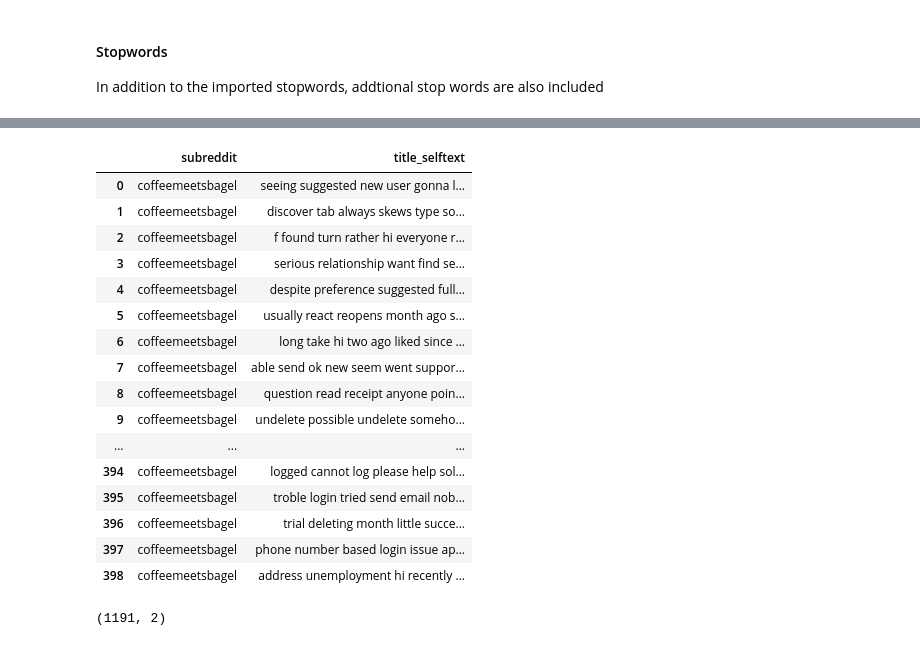
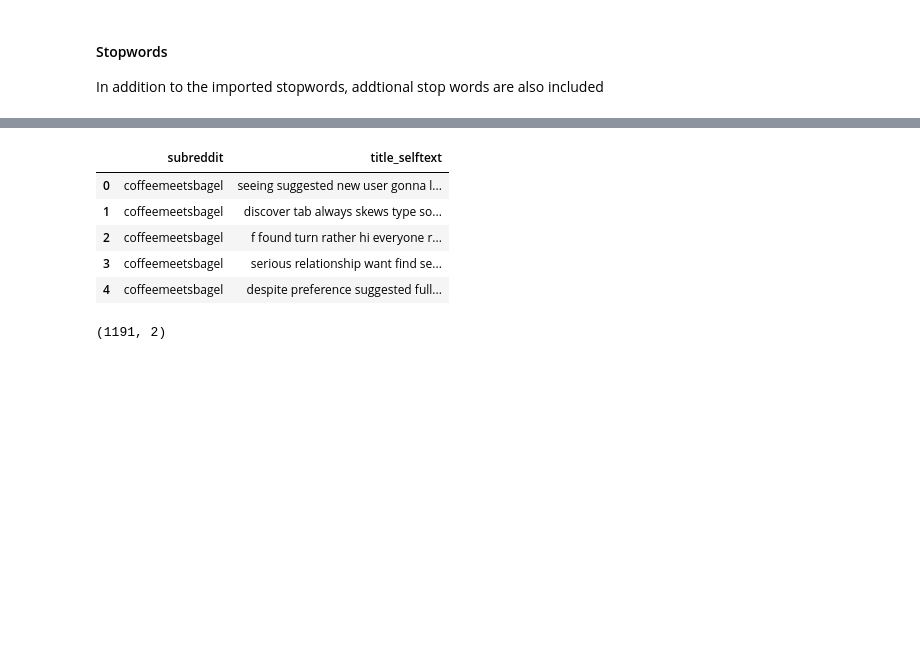
Before and after one commit to geh-si-rong/general-assembly-projects, a Jupyter notebook: project 3/code/Project 3 - Reddit API Dating Apps #2 EDA, Preprocessing, Modelling .ipynb, the cells around one changed output, grey strips where cells are left out. Saved outputs shown, nothing was run; the diff lists cells and outputs as text; code cells hidden in the pictures; blank space fills up the shorter version.

```diff
--- a/project 3/code/Project 3 - Reddit API Dating Apps #2 EDA, Preprocessing, Modelling .ipynb
+++ b/project 3/code/Project 3 - Reddit API Dating Apps #2 EDA, Preprocessing, Modelling .ipynb
@@ -160,25 +154,14 @@ bumble_words = ' '.join(df_bumble['title_selftext'])
 bumble_words = " ".join([word for word in bumble_words.split()])
 # %%
 df_combined = pd.concat([df_cmb, df_bumble])
-df_combined
+df_combined.head()
 # %% [output]
 |  | subreddit | title_selftext |
 | 0 | coffeemeetsbagel | seeing suggested new user gonna l... |
 | 1 | coffeemeetsbagel | discover tab always skews type so... |
 | 2 | coffeemeetsbagel | f found turn rather hi everyone r... |
 | 3 | coffeemeetsbagel | serious relationship want find se... |
 | 4 | coffeemeetsbagel | despite preference suggested full... |
-| 5 | coffeemeetsbagel | usually react reopens month ago s... |
-| 6 | coffeemeetsbagel | long take hi two ago liked since ... |
-| 7 | coffeemeetsbagel | able send ok new seem went suppor... |
-| 8 | coffeemeetsbagel | question read receipt anyone poin... |
-| 9 | coffeemeetsbagel | undelete possible undelete someho... |
-| ... | ... | ... |
-| 394 | coffeemeetsbagel | logged cannot log please help sol... |
-| 395 | coffeemeetsbagel | troble login tried send email nob... |
-| 396 | coffeemeetsbagel | trial deleting month little succe... |
-| 397 | coffeemeetsbagel | phone number based login issue ap... |
-| 398 | coffeemeetsbagel | address unemployment hi recently ... |
 # %%
 df_combined.shape
 # %% [output]
```
Also changed, not shown: parts of 83 cells of this notebook, 17 other files.
